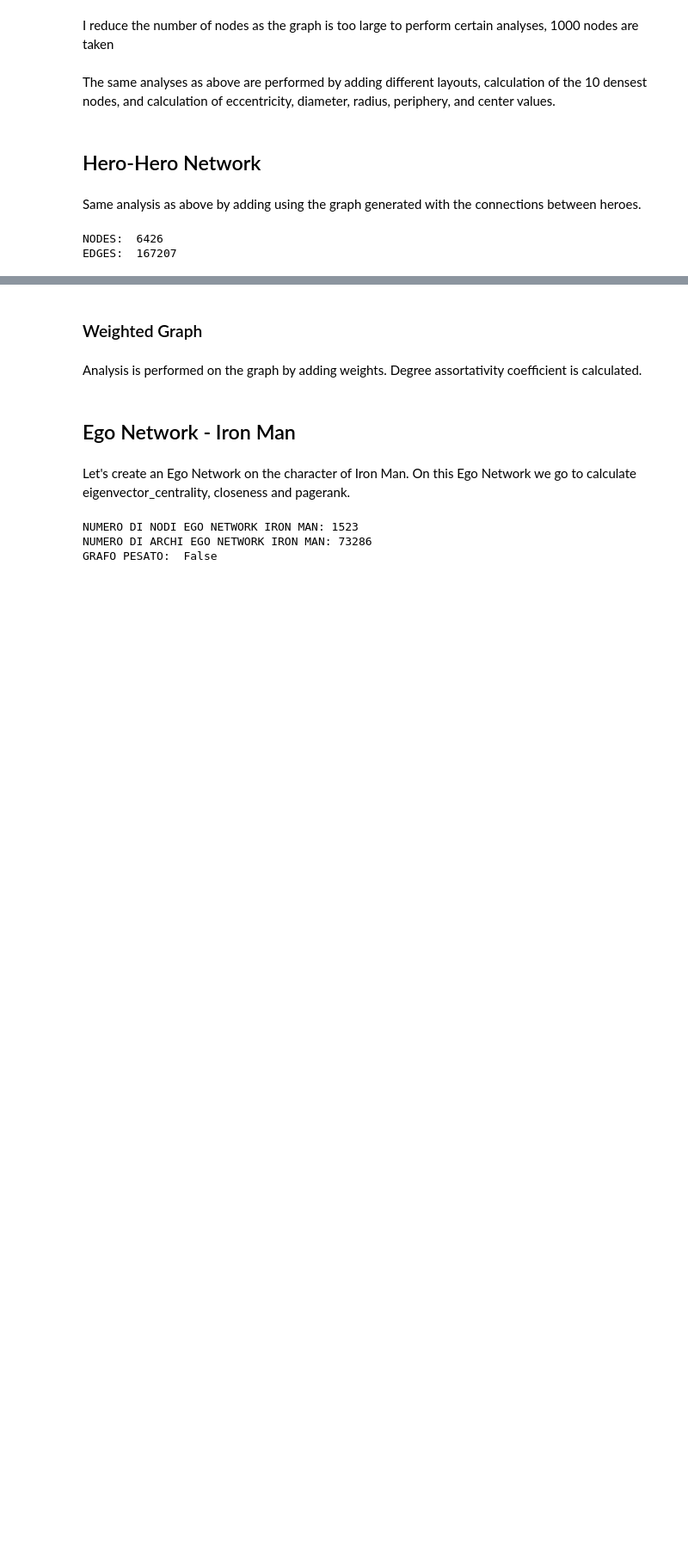
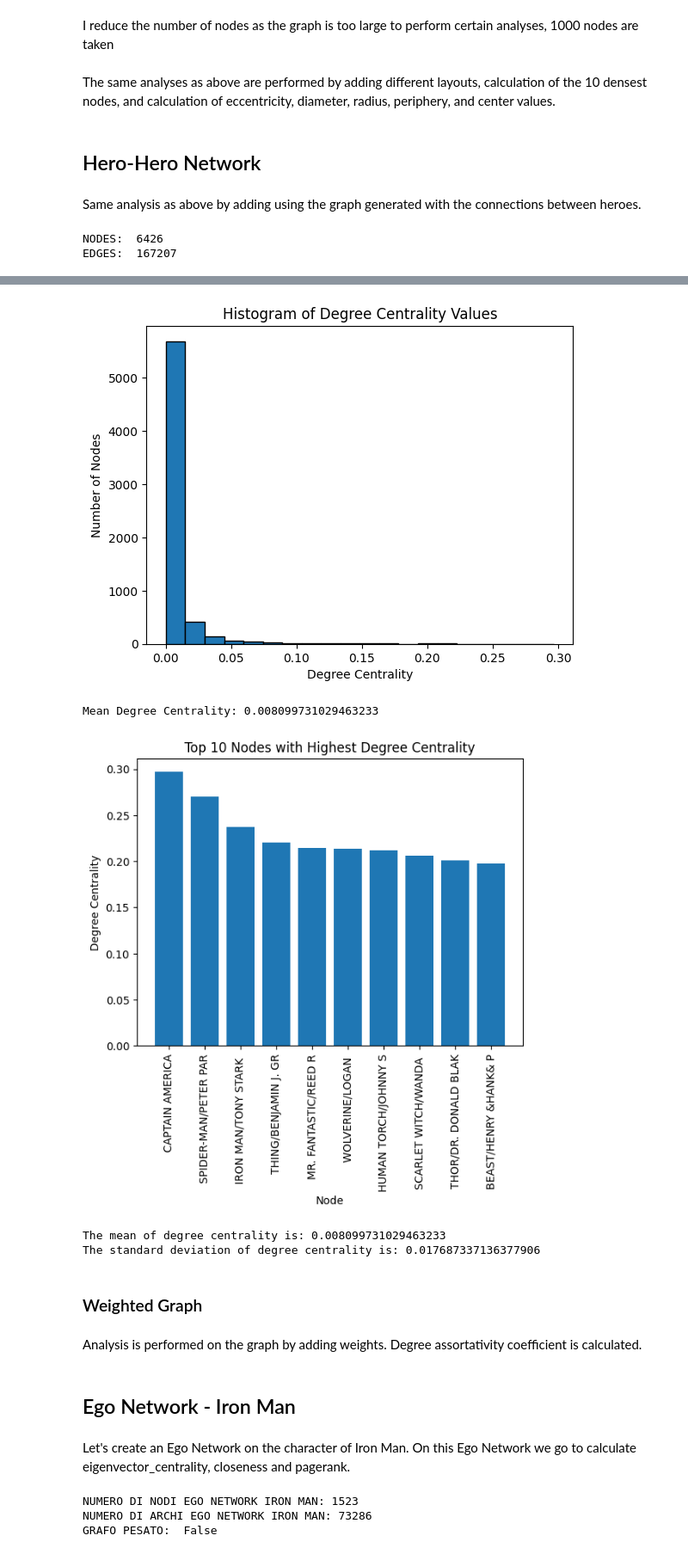
Before and after one commit to FabioCarosi/NetworkX_MarvelComics, a Jupyter notebook: marvel-network.ipynb, the cells around one changed output, grey strips where cells are left out. Shown at 86% size. Drawn from its saved outputs; the diff is of its cells as text; code cells hidden in the pictures; blank space fills up the shorter version.

```diff
--- a/marvel-network.ipynb
+++ b/marvel-network.ipynb
@@ -241,3 +241,13 @@ pos = nx.fruchterman_reingold_layout(graph)
 plt.figure(figsize=(20,12))
 nx.draw(graph, pos)
 plt.show()
+# %%
+# Calculate degree centrality for each node and save it in a dictionary
+degree_centrality = nx.degree_centrality(graph)
+
+# Sort degree centrality values in descending order
+sorted_degree_centrality = dict(sorted(degree_centrality.items(), key=lambda item: item[1], reverse=True))
+
+# Print sorted degree centrality values
+for hero, centrality in sorted_degree_centrality.items():
+    print("Hero:", hero, "| Degree Centrality:", centrality)
@@ -244 +272,39 @@ plt.show()
+# %%
+# Plot histogram of degree centrality values
+plt.hist(list(degree_centrality.values()), bins=20, edgecolor='black')
+plt.xlabel('Degree Centrality')
+plt.ylabel('Number of Nodes')
+plt.title('Histogram of Degree Centrality Values')
+plt.show()
+
+# Calculate mean degree centrality
+mean_degree_centrality = np.mean(list(degree_centrality.values()))
+print("Mean Degree Centrality:", mean_degree_centrality)
+
+# Plot bar graph of top 10 nodes with highest degree centrality
+top_10 = dict(list(sorted_degree_centrality.items())[:10])
+plt.bar(top_10.keys(), top_10.values())
+plt.xlabel('Node')
+plt.ylabel('Degree Centrality')
+plt.title('Top 10 Nodes with Highest Degree Centrality')
+plt.xticks(rotation=90)
+plt.show()
+# %% [output]
+[figure, added]
+Mean Degree Centrality: 0.008099731029463233
+[figure, added]
+# %%
+# Calculate degree centralities for each node in the subgraph
+degree_centralities = nx.degree_centrality(graph)
+degree_values = list(degree_centralities.values())
+
+# Calculate mean and standard deviation
+mean = np.mean(degree_values)
+std = np.std(degree_values)
+
+print("The mean of degree centrality is:", mean)
+print("The standard deviation of degree centrality is:", std)
+# %% [output]
+The mean of degree centrality is: 0.008099731029463233
+The standard deviation of degree centrality is: 0.017687337136377906
 # %%
```
Also changed, not shown: parts of 4 cells of this notebook.
